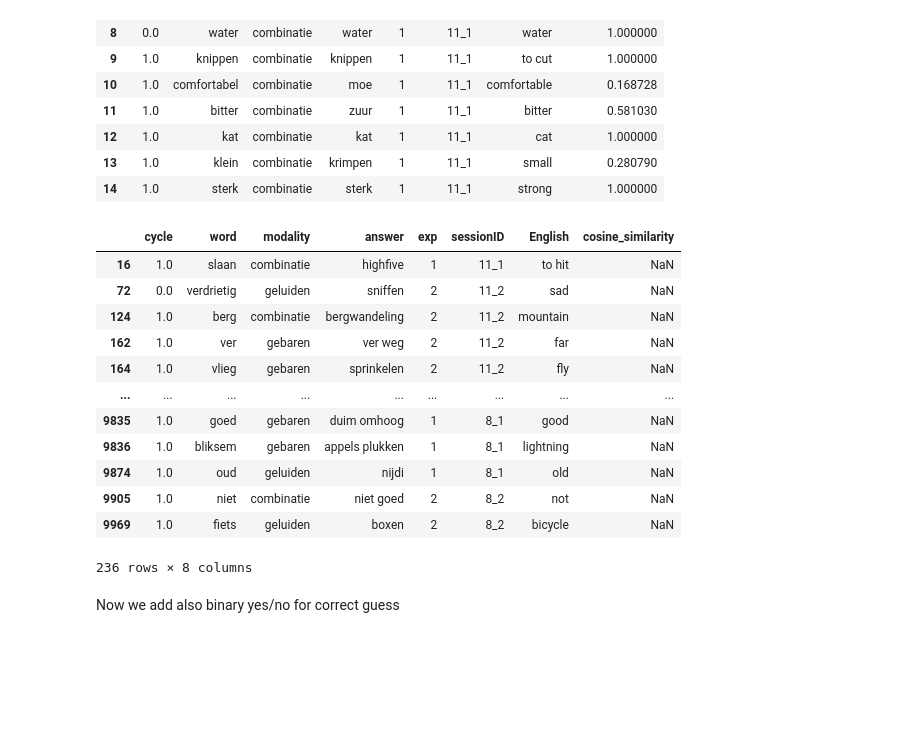
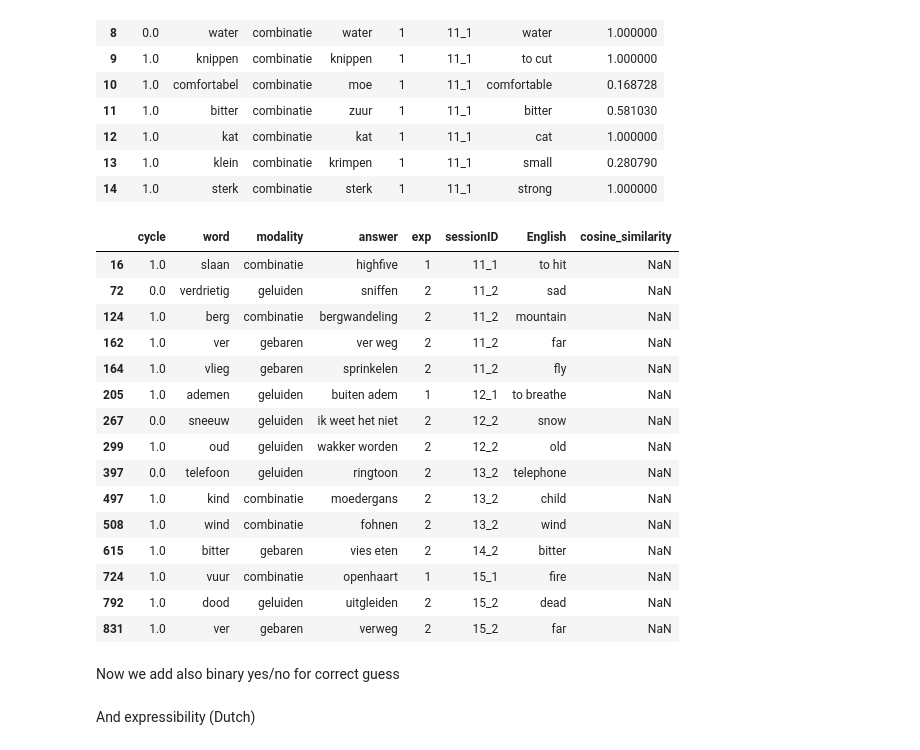
Before and after one commit to sarkadava/FLESH_Expressibility_vs_guessability, a Jupyter notebook: ConceptNet_similarity.ipynb, the cells around one changed output. Saved outputs shown, nothing was run; the diff lists cells and outputs as text; code cells hidden in the pictures; blank space fills up the shorter version.

Commit message:
adding expressibility, making readme

```diff
--- a/ConceptNet_similarity.ipynb
+++ b/ConceptNet_similarity.ipynb
@@ -21,7 +21,7 @@ curfolder = os.getcwd()
 datafolder = curfolder + '\\dataset\\'
 
 # load df_all from datafolder
-df_all = pd.read_csv(datafolder + 'all_data.csv', index_col=0)
+df_all = pd.read_csv(datafolder + 'all_data_raw.csv', index_col=0)
 df_all.head(15)
 # %% [output]
 |  | cycle | word | modality | answer | exp | sessionID |
@@ -315,18 +314,26 @@ Concept not found: boxen
 # %%
 # print rows where cosine similarity    is NaN
 problems = df[df['cosine_similarity'].isnull()]
-problems
+
+# save problems now
+problems.to_csv(datafolder + 'problems.csv', index=False)
+
+# show
+problems.head(15)
 # %% [output]
 |  | cycle | word | modality | answer | exp | sessionID | English | cosine_similarity |
 | 16 | 1.0 | slaan | combinatie | highfive | 1 | 11_1 | to hit | NaN |
 | 72 | 0.0 | verdrietig | geluiden | sniffen | 2 | 11_2 | sad | NaN |
 | 124 | 1.0 | berg | combinatie | bergwandeling | 2 | 11_2 | mountain | NaN |
 | 162 | 1.0 | ver | gebaren | ver weg | 2 | 11_2 | far | NaN |
 | 164 | 1.0 | vlieg | gebaren | sprinkelen | 2 | 11_2 | fly | NaN |
-| ... | ... | ... | ... | ... | ... | ... | ... | ... |
-| 9835 | 1.0 | goed | gebaren | duim omhoog | 1 | 8_1 | good | NaN |
-| 9836 | 1.0 | bliksem | gebaren | appels plukken | 1 | 8_1 | lightning | NaN |
-| 9874 | 1.0 | oud | geluiden | nijdi | 1 | 8_1 | old | NaN |
-| 9905 | 1.0 | niet | combinatie | niet goed | 2 | 8_2 | not | NaN |
-| 9969 | 1.0 | fiets | geluiden | boxen | 2 | 8_2 | bicycle | NaN |
+| 205 | 1.0 | ademen | geluiden | buiten adem | 1 | 12_1 | to breathe | NaN |
+| 267 | 0.0 | sneeuw | geluiden | ik weet het niet | 2 | 12_2 | snow | NaN |
+| 299 | 1.0 | oud | geluiden | wakker worden | 2 | 12_2 | old | NaN |
+| 397 | 0.0 | telefoon | geluiden | ringtoon | 2 | 13_2 | telephone | NaN |
+| 497 | 1.0 | kind | combinatie | moedergans | 2 | 13_2 | child | NaN |
+| 508 | 1.0 | wind | combinatie | fohnen | 2 | 13_2 | wind | NaN |
+| 615 | 1.0 | bitter | gebaren | vies eten | 2 | 14_2 | bitter | NaN |
+| 724 | 1.0 | vuur | combinatie | openhaart | 1 | 15_1 | fire | NaN |
+| 792 | 1.0 | dood | geluiden | uitgleiden | 2 | 15_2 | dead | NaN |
+| 831 | 1.0 | ver | gebaren | verweg | 2 | 15_2 | far | NaN |
-236 rows × 8 columns
@@ -343,0 +345,2 @@ df.to_csv(datafolder + 'df_final.csv', index=False)
+# %% [markdown]
+And expressibility (Dutch)
```
Also changed, not shown: parts of 6 cells of this notebook, 9 other files.
